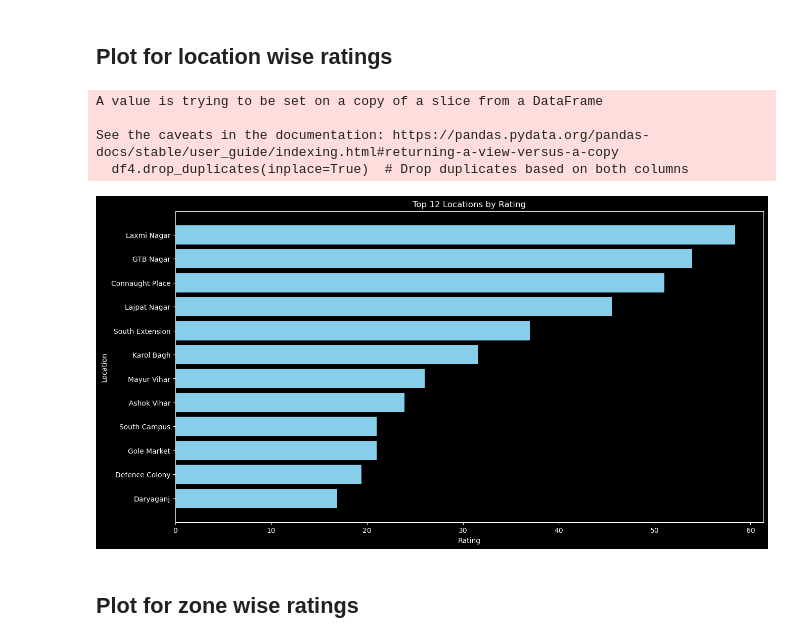
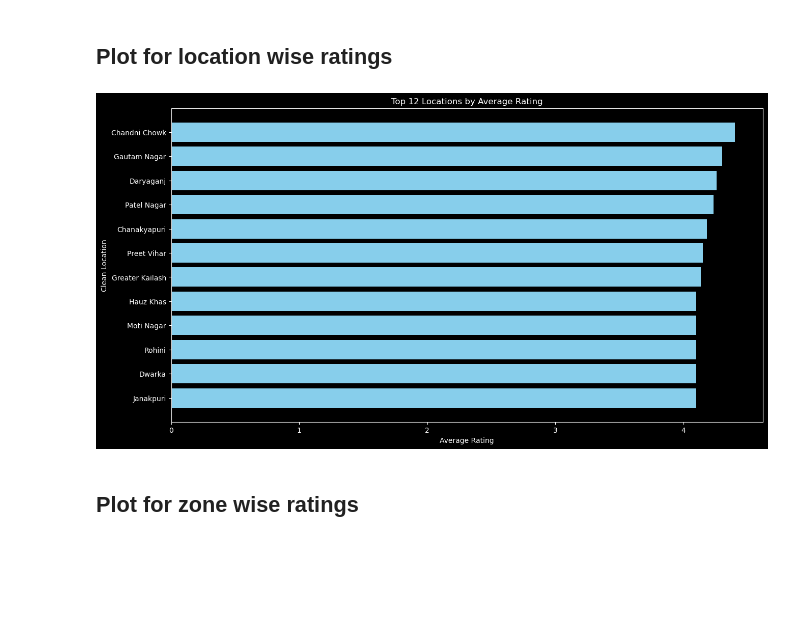
Before and after one commit to Ishaansh7/Swiggy-Analytics-Project, a Jupyter notebook: swiggy-analytics.ipynb, the cells around one changed output. Saved outputs shown, nothing was run; the diff lists cells and outputs as text; code cells hidden in the pictures; blank space fills up the shorter version.

```diff
--- a/swiggy-analytics.ipynb
+++ b/swiggy-analytics.ipynb
@@ -545,3 +557,23 @@ Name: cuisine, dtype: int64
+# %%
+df['cuisine'] = df['cuisine'].str.strip().str.lower()
+# %%
+df = df.assign(cuisine=df['cuisine'].str.split(',')).explode('cuisine')
+df['cuisine'] = df['cuisine'].str.strip()
+# %%
+replace_map = {
+    'north indian': 'indian',
+    'south indian': 'indian',
+    'mughlai': 'indian',
+    'pan-asian': 'asian',
+    'pastas': 'pasta',
+    'desserts': 'dessert',
+    'beverages': 'beverage',
+    # add more mappings as needed
+}
+df['cuisine'] = df['cuisine'].replace(replace_map)
+# %%
+df = df.drop_duplicates()
+df = df[df['cuisine'] != '']
 # %% [markdown]
 # Data Visualization
 # %% [markdown]
@@ -624,35 +682,32 @@ plt.show()
 # %% [markdown]
 ## Plot for location wise ratings
 # %%
+# Step 1: Prepare data
+df4 = df[['clean_location', 'rating']].drop_duplicates()
 
-# Step 1: Prepare data
-df4 = df[['location', 'rating']]
-df4.drop_duplicates(inplace=True)  # Drop duplicates based on both columns
+# Step 2: Group by location and calculate average rating
+df5 = df4.groupby('clean_location')['rating'].mean().reset_index()
 
-# Step 2: Grouping and aggregation
-df5 = df4.groupby('location')['rating'].sum().reset_index()  # Summing up ratings per location
+# Step 3: Remove 'others' and missing locations
+df5 = df5[df5['clean_location'].notna()]
+df5 = df5[df5['clean_location'] != 'others']
 
-# Step 3: Sorting and filtering
+# Step 4: Sort by rating
 df5 = df5.sort_values(by='rating', ascending=False)
-df5 = df5.iloc[1:, :]  # Exclude the first row if it's not a specific location
 
-# Step 4: Select top 12 locations
+# Step 5: Select top 12 locations
 top_12_df = df5.head(12)
 
-# Step 5: Plotting
+# Step 6: Plotting
 plt.figure(figsize=(15, 8))
-plt.barh(top_12_df['location'], top_12_df['rating'], color='skyblue')
-plt.xlabel('Rating')
-plt.ylabel('Location')
-plt.title('Top 12 Locations by Rating')
-plt.gca().invert_yaxis()  # Invert y-axis to have highest rating at the top
+plt.barh(top_12_df['clean_location'], top_12_df['rating'], color='skyblue')
+plt.xlabel('Average Rating')
+plt.ylabel('Clean Location')
+plt.title('Top 12 Locations by Average Rating')
+plt.gca().invert_yaxis()  # Highest rating at the top
 plt.show()
 # %% [output]
-A value is trying to be set on a copy of a slice from a DataFrame
-
-See the caveats in the documentation: https://pandas.pydata.org/pandas-docs/stable/user_guide/indexing.html#returning-a-view-versus-a-copy
-  df4.drop_duplicates(inplace=True)  # Drop duplicates based on both columns
-[figure, old version]
+[figure, new version]
 # %% [markdown]
 ## Plot for zone wise ratings
 # %%
```
Also changed, not shown: parts of 66 cells of this notebook.
